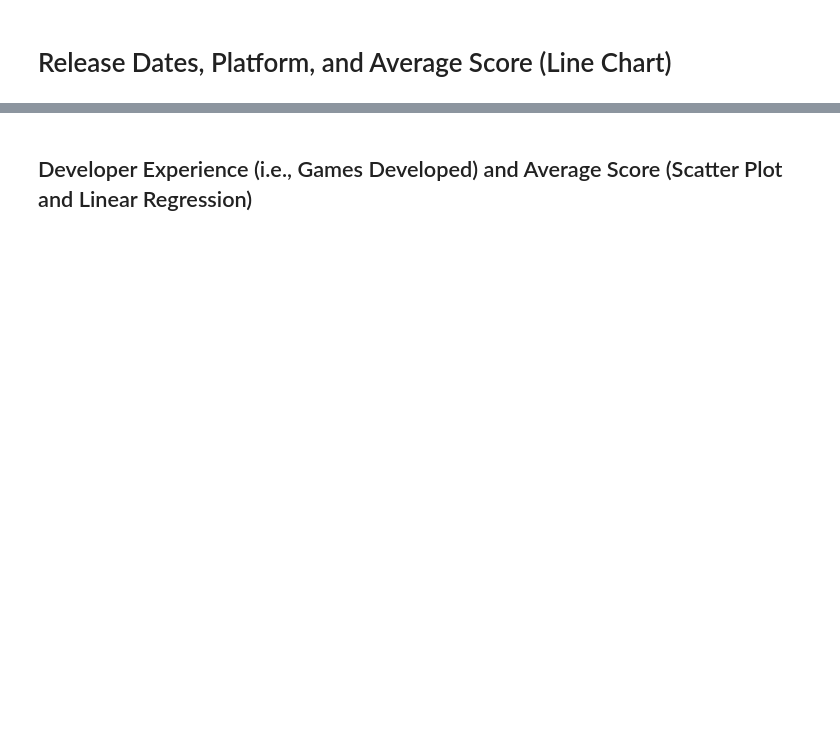
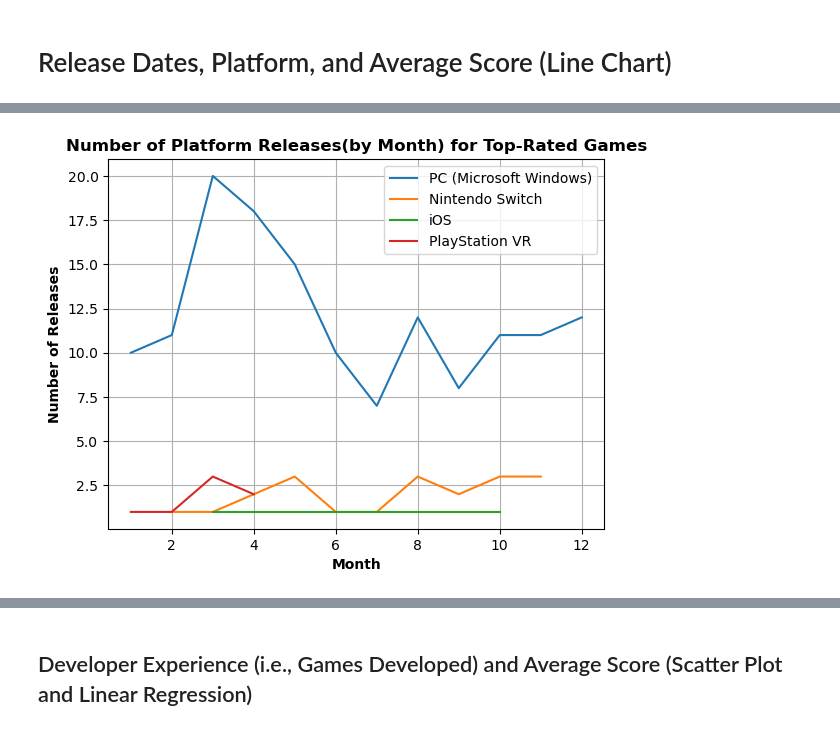
Before and after one commit to nlabern/Project_1_Steam_PC_, a Jupyter notebook: Data-analysis.ipynb, the cells around one changed output, grey strips where cells are left out. Drawn from its saved outputs; the diff is of its cells as text; code cells hidden in the pictures; blank space fills up the shorter version.

```diff
--- a/Data-analysis.ipynb
+++ b/Data-analysis.ipynb
@@ -119,6 +101,8 @@ Google Stadia               2
 DOS                         2
 PlayStation 2               1
 Name: count, dtype: int64
+# %%
+top_platforms = ["PC (Microsoft Windows)", "Nintendo Switch", "iOS", "PlayStation VR"]
 # %%
 # region summary using value counts
 release_df["Regions"].value_counts()
@@ -433,2 +434,6 @@ plt.legend(loc='best') along with the other elements.
 # %% [markdown]
 # Release Dates, Platform, and Average Score (Line Chart)
+# %%
+# Filter release_df so that it only has complete dates
+df_released_dates = release_df.loc[release_df["Dates"].str.len() == 12, :]
+df_released_dates
@@ -434,0 +454,3 @@ plt.legend(loc='best') along with the other elements.
+# %%
+df_released_dates.loc[:,'Dates'] = pd.to_datetime(df_released_dates.loc[:,'Dates'])
+df_released_dates
@@ -434,0 +471,5 @@ plt.legend(loc='best') along with the other elements.
+# %%
+df_released_dates['Month'] = df_released_dates.loc[:,'Dates'].dt.month
+df_released_dates['Year'] = df_released_dates.loc[:,'Dates'].dt.year
+df_released_dates = df_released_dates[[col for col in df_released_dates.columns if col not in ['Dates', 'Month', 'Year']] + ['Dates', 'Month', 'Year']]
+df_released_dates['Month'].value_counts()
@@ -434,0 +522,15 @@ plt.legend(loc='best') along with the other elements.
+# %%
+# Line plots of the top rated games releases for the major platforms.
+fig, ax = plt.subplots()
+for platform in top_platforms:
+    i = df_released_dates.loc[(df_released_dates["Grade"] == "Very High") & (df_released_dates["Platforms"]==platform)].groupby("Month")["Platforms"].count()
+    ax.plot(i.index, i.values, label=platform)
+ax.grid(visible=True, which='both', axis='both')
+ax.set_xlabel('Month', fontweight ="bold")
+ax.set_ylabel('Number of Releases', fontweight ="bold")
+ax.set_title("Number of Platform Releases(by Month) for Top-Rated Games", fontweight ="bold")
+ax.legend(loc="best")
+plt.savefig("Visuals/Line_plot_top.png",bbox_inches="tight")
+plt.show()
+# %% [output]
+[figure, added]
```
Also changed, not shown: parts of 21 cells of this notebook, 5 other files.
